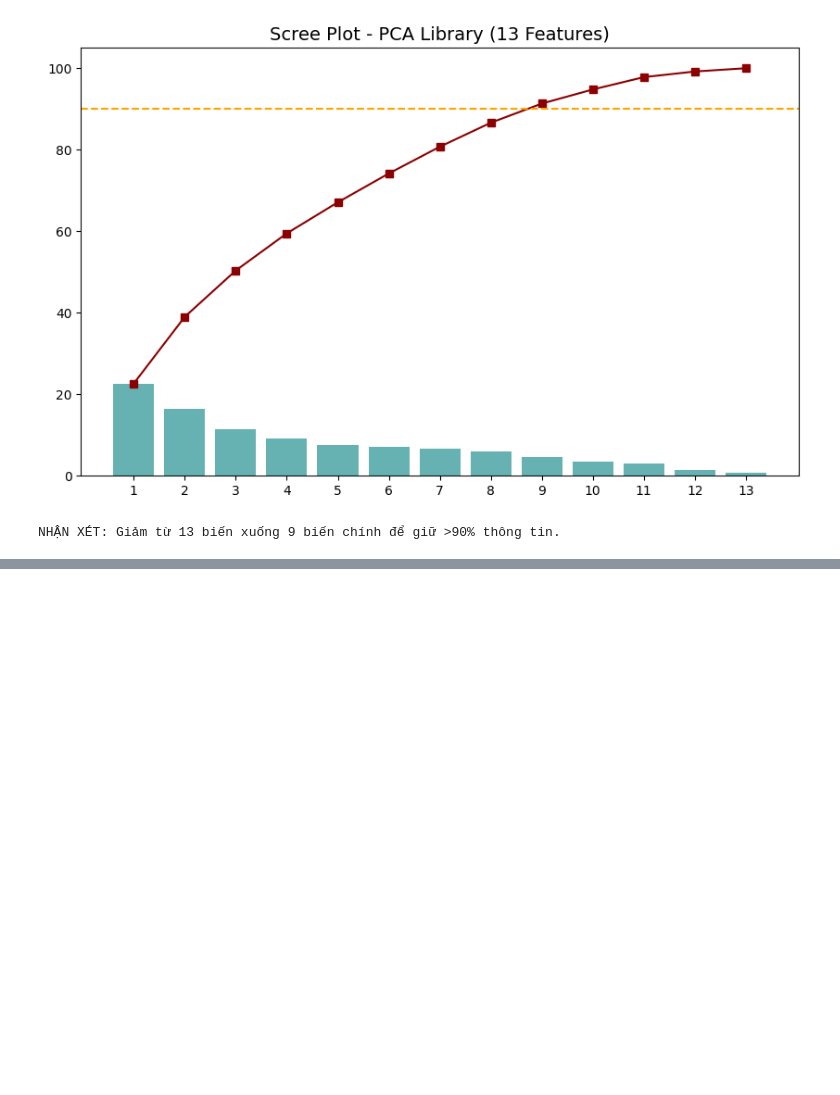
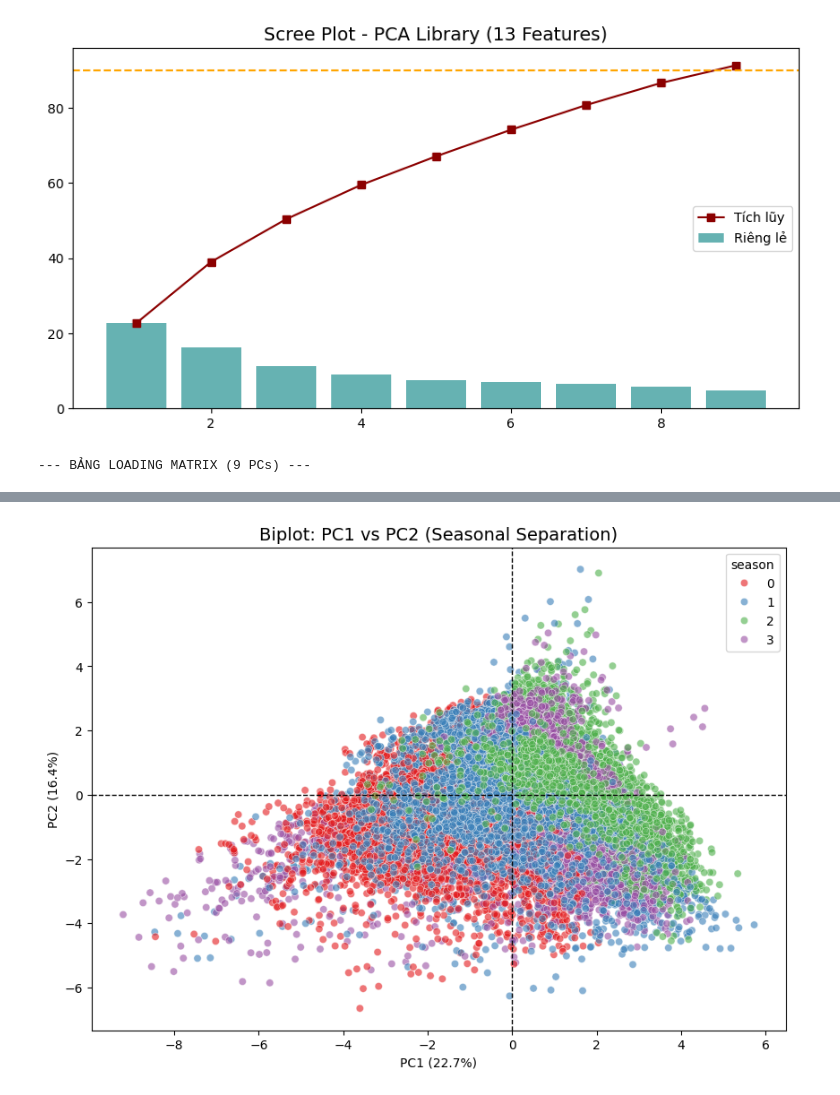
Before and after one commit to anh922006/air-quality-index-in-hanoi-, a Jupyter notebook: library_framwork/PCA.ipynb, the cells around one changed output, grey strips where cells are left out. Saved outputs shown, nothing was run; the diff lists cells and outputs as text; code cells hidden in the pictures; blank space fills up the shorter version.

```diff
--- a/library_framwork/PCA.ipynb
+++ b/library_framwork/PCA.ipynb
@@ -1,43 +1,70 @@
 # %%
 import pandas as pd
 import numpy as np
 import matplotlib.pyplot as plt
+import seaborn as sns
 from sklearn.decomposition import PCA
 from sklearn.preprocessing import StandardScaler
 
 # 1. Đọc dữ liệu
-try:
-    df = pd.read_csv('../clean/hanoi_aqi_cleaned.csv')
-except:
-    df = pd.read_csv('./clean/hanoi_aqi_cleaned.csv')
+df = pd.read_csv('../clean/hanoi_aqi_cleaned.csv')
 
-# 2. Lọc đúng 13 cột khí tượng (Chữ thường)
-target_keywords = ['co', 'no2', 'o3', 'pm10', 'pm25', 'so2', 'clouds',
-                   'precipitation', 'pressure', 'relative_humidity',
-                   'temperature', 'uv_index', 'wind_speed']
+# 2. Lọc đúng 13 cột khí tượng
+target_cols = ['co', 'no2', 'o3', 'pm10', 'pm25', 'so2', 'clouds',
+               'precipitation', 'pressure', 'relative_humidity',
+               'temperature', 'uv_index', 'wind_speed']
 df.columns = df.columns.str.strip().str.lower()
-cols_found = [c for c in df.columns if any(k == c for k in target_keywords)]
-X = df[cols_found].apply(pd.to_numeric, errors='coerce').dropna()
+cols_found = [c for c in df.columns if c in target_cols]
 
-# 3. Chạy PCA
+# --- THAY ĐỔI THEO YÊU CẦU PHƯƠNG ANH ---
+X = df[cols_found]
+# Vì PCA không nhận giá trị rỗng, mình xử lý nhanh bằng cách điền giá trị trung bình (median)
+X = X.apply(pd.to_numeric, errors='coerce').fillna(X.median(numeric_only=True))
+
+# 3. Chuẩn hóa và chạy PCA (Lấy 9 thành phần chính)
 scaler = StandardScaler()
 X_scaled = scaler.fit_transform(X)
-pca = PCA().fit(X_scaled)
+pca = PCA(n_components=9)
+X_pca = pca.fit_transform(X_scaled)
+
+# --- SCREE PLOT ---
+plt.figure(figsize=(10, 5))
 exp_var = pca.explained_variance_ratio_ * 100
-cum_var = np.cumsum(exp_var)
-
-# 4. Vẽ biểu đồ
-plt.figure(figsize=(10, 6))
-plt.bar(range(1, len(exp_var) + 1), exp_var, alpha=0.6, color='teal', label='Riêng lẻ')
-plt.plot(range(1, len(cum_var) + 1), cum_var, marker='s', color='darkred', label='Tích lũy')
+plt.bar(range(1, 10), exp_var, alpha=0.6, color='teal', label='Riêng lẻ')
+plt.plot(range(1, 10), np.cumsum(exp_var), marker='s', color='darkred', label='Tích lũy')
 plt.axhline(y=90, color='orange', linestyle='--')
-
-plt.title(f'Scree Plot - PCA Library ({len(exp_var)} Features)', fontsize=14)
-plt.xticks(range(1, len(exp_var) + 1))
+plt.title('Scree Plot - PCA Library (13 Features)', fontsize=14)
+plt.legend()
 plt.show()
 
-pc_90 = np.argmax(cum_var >= 90) + 1
-print(f"NHẬN XÉT: Giảm từ {len(cols_found)} biến xuống {pc_90} biến chính để giữ >90% thông tin.")
+# --- LOADING MATRIX & GIẢI THÍCH TỪNG PC (PHƯƠNG ANH) ---
+loadings = pd.DataFrame(
+    pca.components_.T,
+    index=cols_found,
+    columns=[f'PC{i+1}' for i in range(9)]
+).round(3)
+
+print("\n--- BẢNG LOADING MATRIX (9 PCs) ---")
+display(loadings)
+
+print("\nTop features đóng góp từng PC:")
+for i in range(9):
+    pc = f'PC{i+1}'
+    # Tìm 3 tính năng có ảnh hưởng lớn nhất (giá trị tuyệt đối cao nhất)
+    top = loadings[pc].abs().nlargest(3).index.tolist()
+    vals = [f"{f} ({loadings[pc][f]:+.2f})" for f in top]
+    print(f"  {pc} ({exp_var[i]:.1f}% phương sai): {', '.join(vals)}")
+
+# --- BIPLOT (Tô màu theo mùa) ---
+plt.figure(figsize=(10, 7))
+# X.index bây giờ khớp hoàn toàn với df.index vì không còn dropna
+sns.scatterplot(x=X_pca[:, 0], y=X_pca[:, 1], hue=df.loc[X.index, 'season'], palette='Set1', alpha=0.6)
+plt.title('Biplot: PC1 vs PC2 (Seasonal Separation)', fontsize=14)
+plt.xlabel(f'PC1 ({exp_var[0]:.1f}%)')
+plt.ylabel(f'PC2 ({exp_var[1]:.1f}%)')
+plt.axhline(0, color='black', linestyle='--', linewidth=1)
+plt.axvline(0, color='black', linestyle='--', linewidth=1)
+plt.show()
 # %% [output]
-[figure, old version]
+[figure, new version]
-NHẬN XÉT: Giảm từ 13 biến xuống 9 biến chính để giữ >90% thông tin.
+--- BẢNG LOADING MATRIX (9 PCs) ---
@@ -43,0 +95 @@ NHẬN XÉT: Giảm từ 13 biến xuống 9 biến chính để giữ >90% thô
+[figure, added]
```
Also changed, not shown: parts of 1 cell of this notebook, 1 other file.
